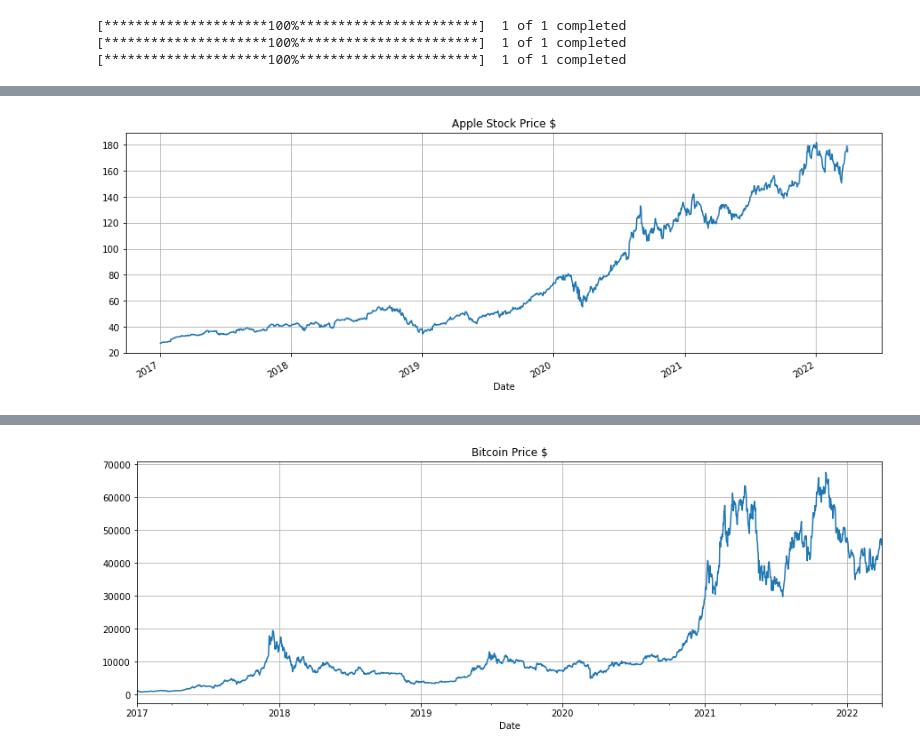
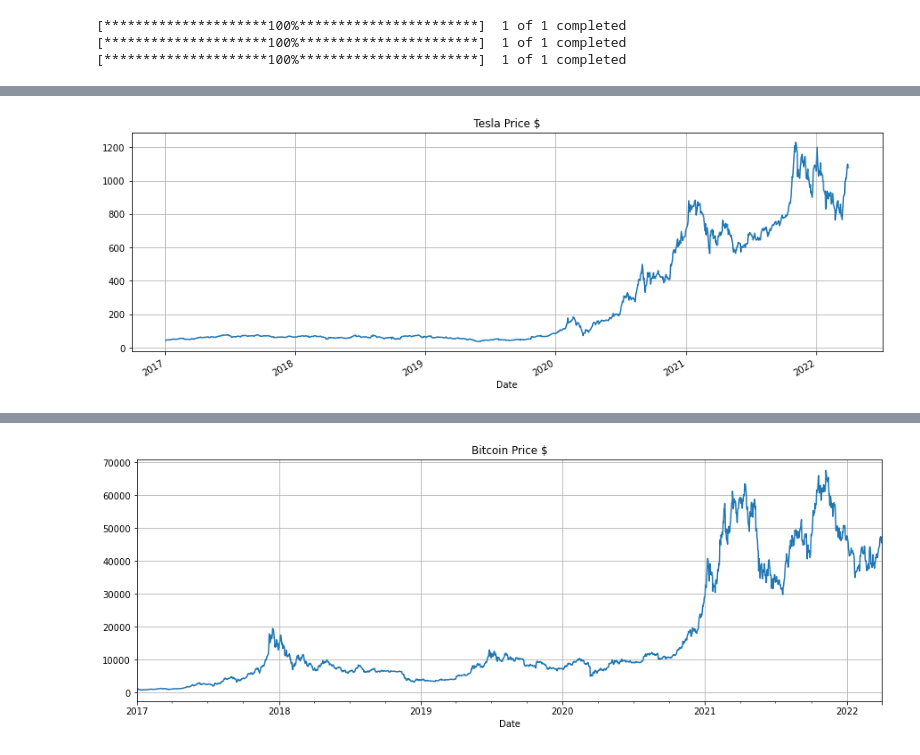
Before and after one commit to Wenbo-Git/Finance, a Jupyter notebook: Portfolio Management/Portfolio Optimization/Portfolio Optimization.ipynb, the cells around one changed output, grey strips where cells are left out. Drawn from its saved outputs; the diff is of its cells as text; code cells hidden in the pictures.

```diff
--- a/Portfolio Management/Portfolio Optimization/Portfolio Optimization.ipynb
+++ b/Portfolio Management/Portfolio Optimization/Portfolio Optimization.ipynb
@@ -12,8 +12,8 @@ yf.pdr_override()
 start = datetime.strptime('2017-01-01', '%Y-%m-%d')
 end = datetime.strptime('2022-04-01', '%Y-%m-%d')
 
-apple = pdr.DataReader('AAPL', start, end , data_source='yahoo')['Adj Close']
-tesla = pdr.DataReader('TSLA', start, end , data_source='yahoo')['Adj Close']
+spy = pdr.DataReader('SPY', start, end , data_source='yahoo')['Adj Close']
+tsla = pdr.DataReader('TSLA', start, end , data_source='yahoo')['Adj Close']
 btc = pdr.DataReader('BTC-USD', start, end , data_source='yahoo')['Adj Close']
 # %% [output]
 [*********************100%***********************]  1 of 1 completed
@@ -22,5 +27,5 @@ btc = pdr.DataReader('BTC-USD', start, end , data_source='yahoo')['Adj Close']
 # %%
-apple.plot(figsize=(15,5), title = "Apple Stock Price $")
+tsla.plot(figsize=(15,5), title = "Tesla Price $")
 plt.grid(True)
 # %% [output]
-[figure, old version]
+[figure, new version]
```
Also changed, not shown: parts of 11 cells of this notebook.
